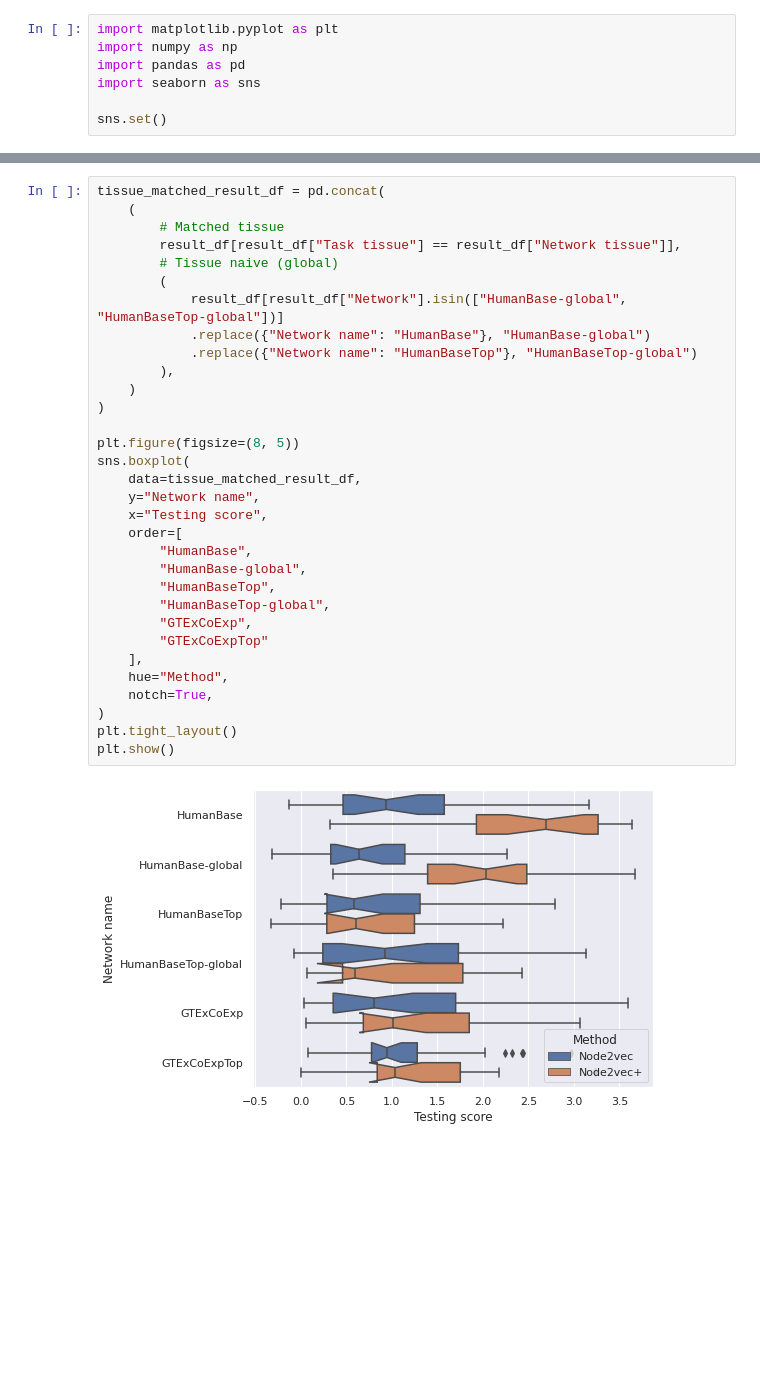
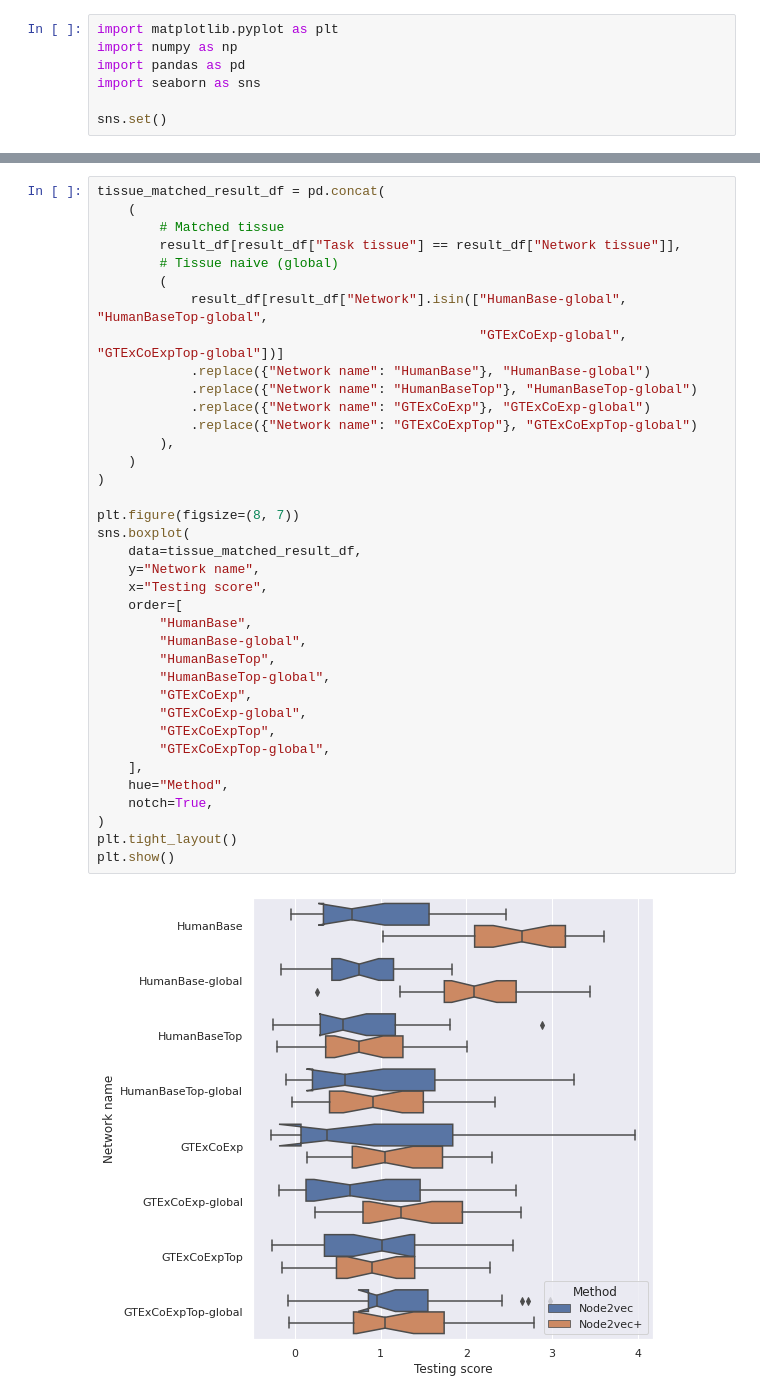
Before and after one commit to krishnanlab/node2vecplus_benchmarks, a Jupyter notebook: plot/tissue_gene_classification_plots.ipynb, the cells around one changed output, grey strips where cells are left out. Saved outputs shown, nothing was run; the diff lists cells and outputs as text; blank space fills up the shorter version.

```diff
--- a/plot/tissue_gene_classification_plots.ipynb
+++ b/plot/tissue_gene_classification_plots.ipynb
@@ -57,34 +57,39 @@ plt.show()
 # %%
 tissue_matched_result_df = pd.concat(
     (
         # Matched tissue
         result_df[result_df["Task tissue"] == result_df["Network tissue"]],
         # Tissue naive (global)
         (
-            result_df[result_df["Network"].isin(["HumanBase-global", "HumanBaseTop-global"])]
+            result_df[result_df["Network"].isin(["HumanBase-global", "HumanBaseTop-global",
+                                                 "GTExCoExp-global", "GTExCoExpTop-global"])]
             .replace({"Network name": "HumanBase"}, "HumanBase-global")
             .replace({"Network name": "HumanBaseTop"}, "HumanBaseTop-global")
+            .replace({"Network name": "GTExCoExp"}, "GTExCoExp-global")
+            .replace({"Network name": "GTExCoExpTop"}, "GTExCoExpTop-global")
         ),
     )
 )
 
-plt.figure(figsize=(8, 5))
+plt.figure(figsize=(8, 7))
 sns.boxplot(
     data=tissue_matched_result_df,
     y="Network name",
     x="Testing score",
     order=[
         "HumanBase",
         "HumanBase-global",
         "HumanBaseTop",
         "HumanBaseTop-global",
         "GTExCoExp",
-        "GTExCoExpTop"
+        "GTExCoExp-global",
+        "GTExCoExpTop",
+        "GTExCoExpTop-global",
     ],
     hue="Method",
     notch=True,
 )
 plt.tight_layout()
 plt.show()
 # %% [output]
-[figure, old version]
+[figure, new version]
```
Also changed, not shown: parts of 2 cells of this notebook, 10 other files.
